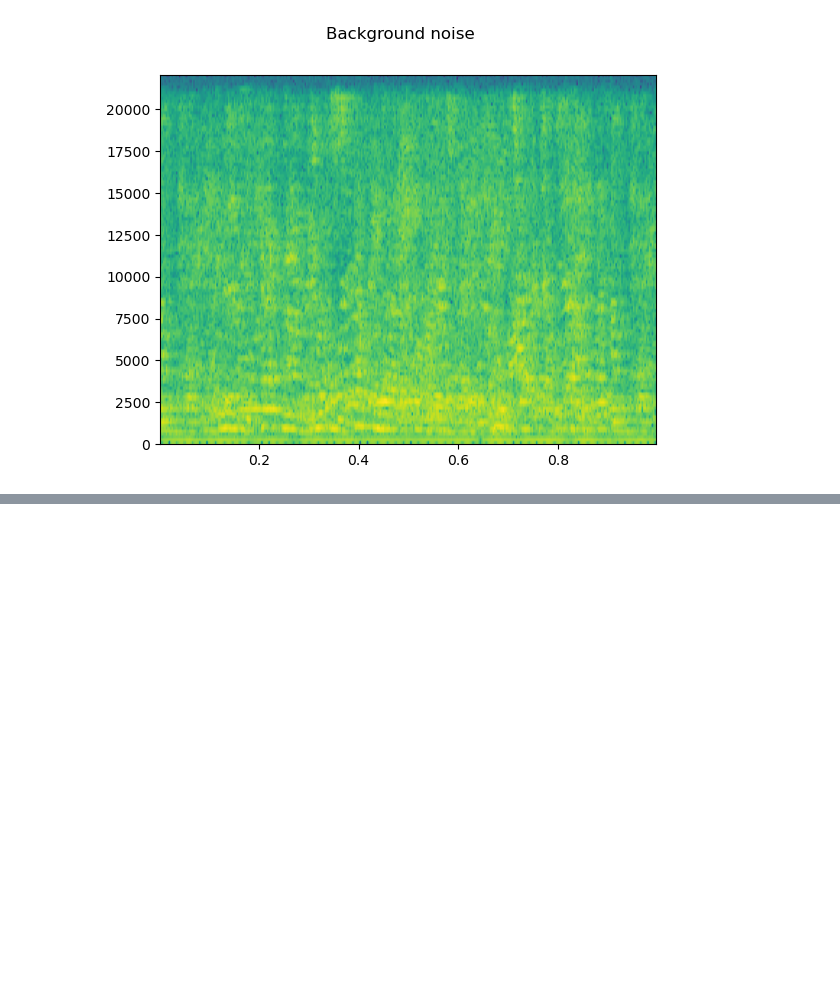
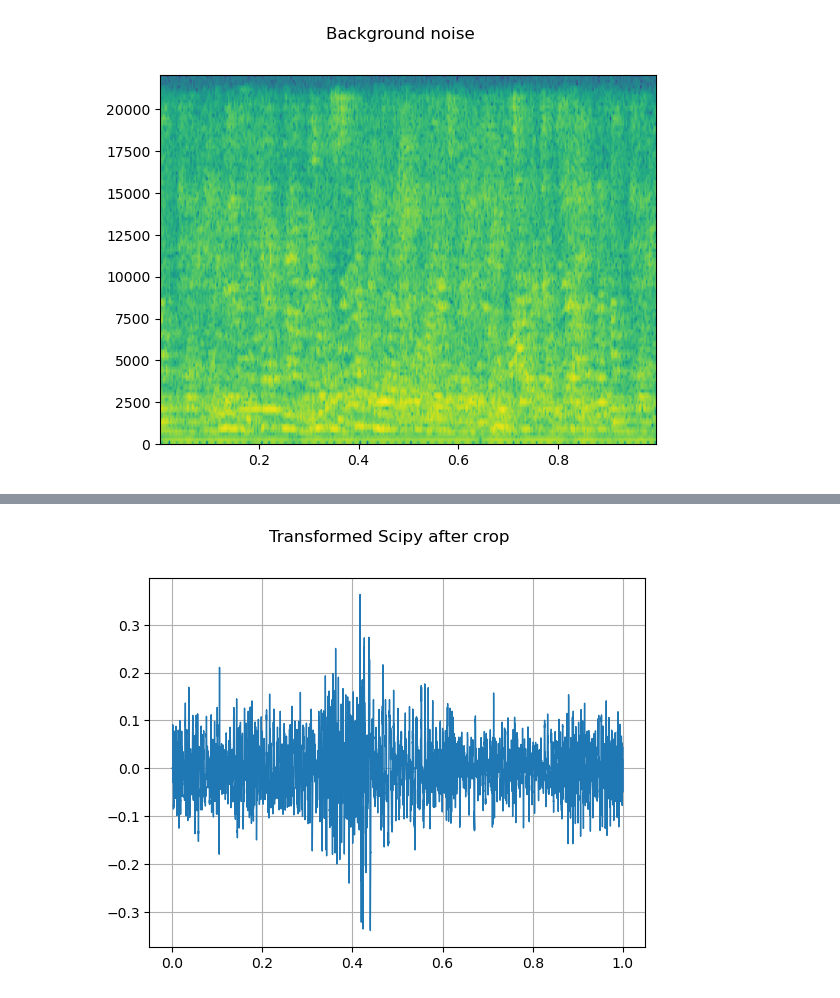
Before and after one commit to dragonsearch/DCASE-Task1, a Jupyter notebook: jupyter_data_aug.ipynb, the cells around one changed output, grey strips where cells are left out. Saved outputs shown, nothing was run; the diff lists cells and outputs as text; code cells hidden in the pictures; blank space fills up the shorter version.

```diff
--- a/jupyter_data_aug.ipynb
+++ b/jupyter_data_aug.ipynb
@@ -213,0 +228,5 @@ AttributeError: module 'torchaudio.functional' has no attribute 'conv1d'
+# %%
+plot_waveform(torch.tensor(x3), sample_rate, title="Transformed Scipy after crop")
+plt.show()
+# %% [output]
+[figure, added]
```
Also changed, not shown: parts of 15 cells of this notebook, 4 other files.
